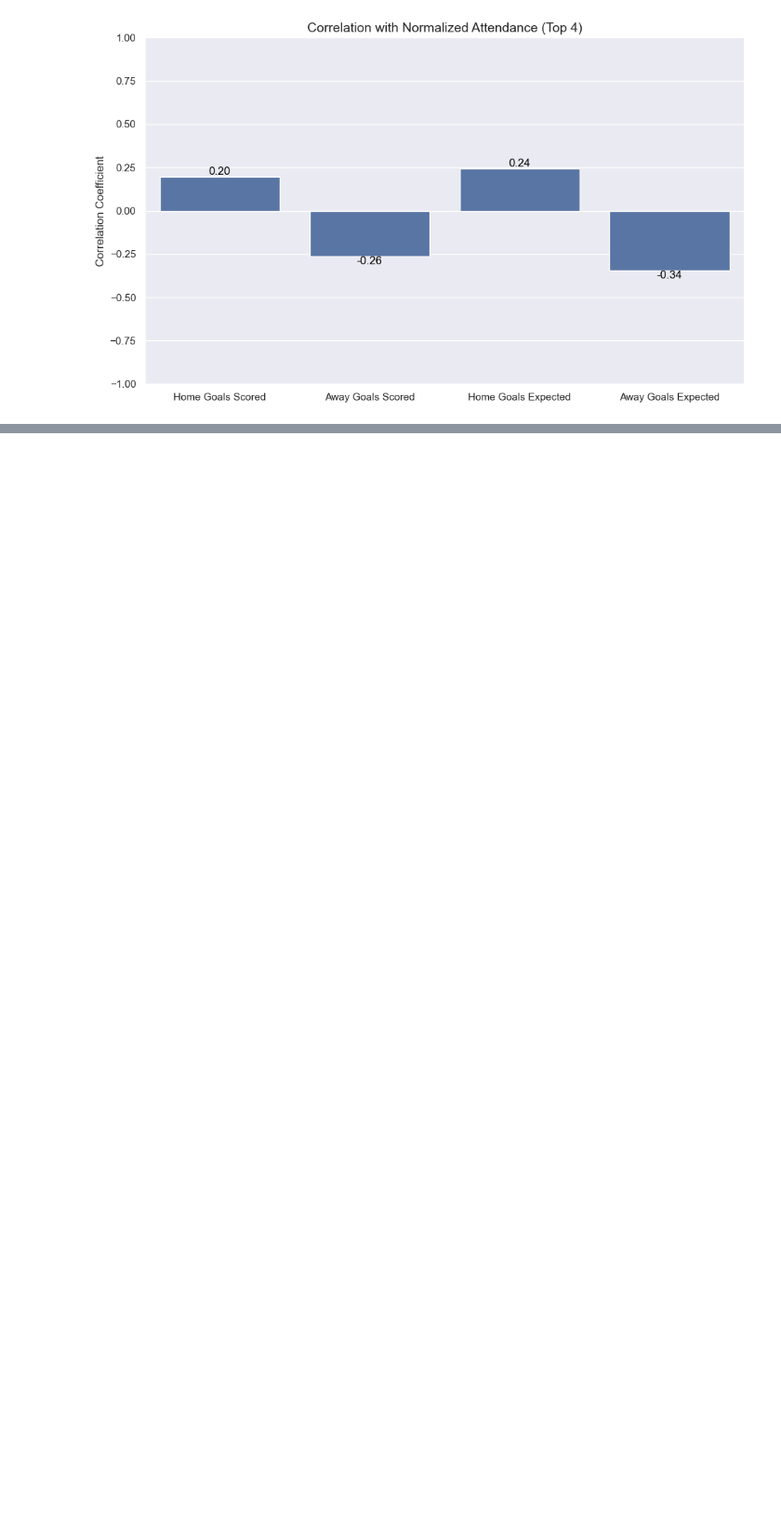
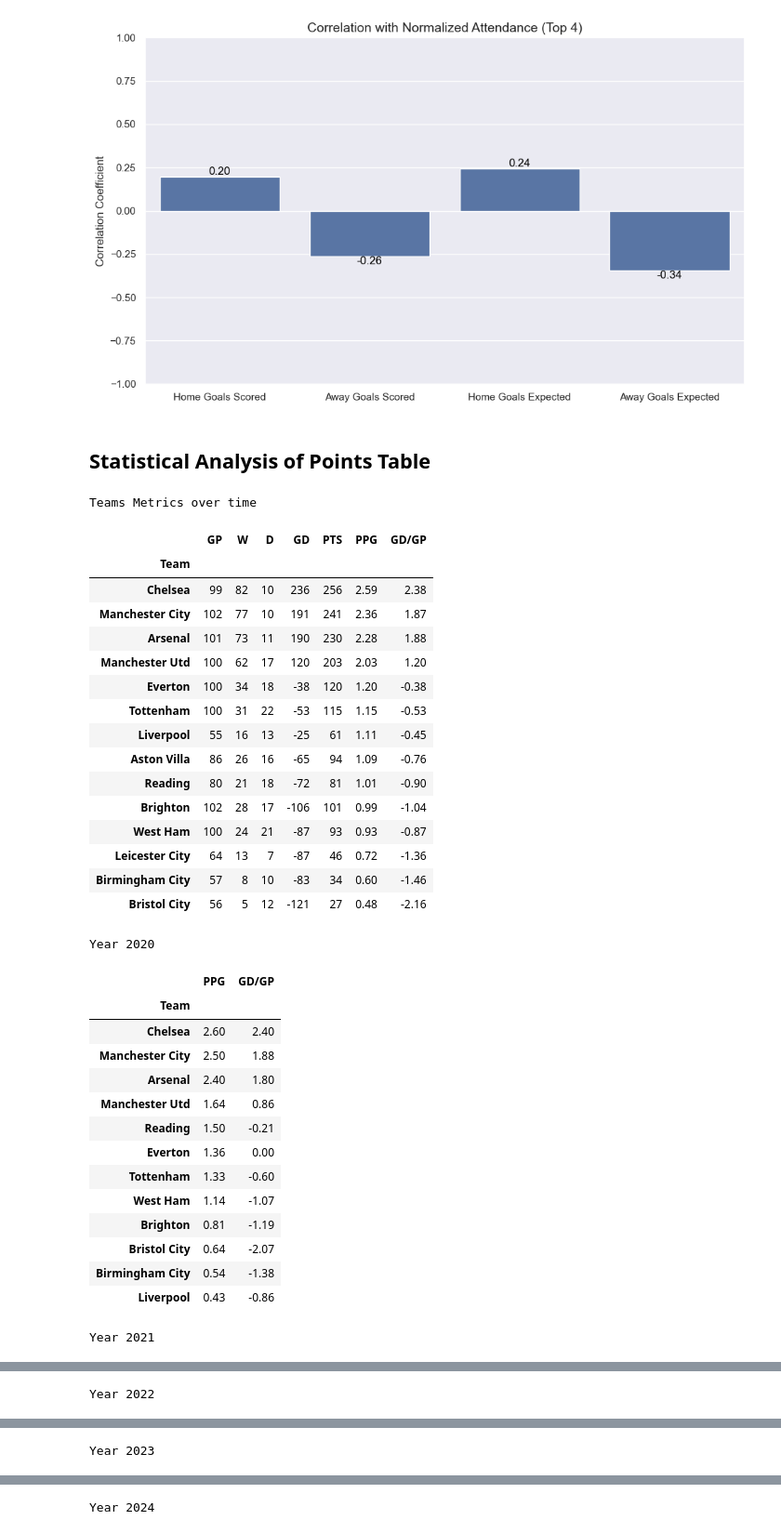
Before and after one commit to tahabinzafar/Data-Task---Portas, a Jupyter notebook: analysis.ipynb, the cells around one changed output, grey strips where cells are left out. Shown: that part at 93% size. Cells and saved outputs as stored; diff of their text form; code cells hidden in the pictures; blank space fills up the shorter version.

Commit message:
updated performance table

```diff
--- a/analysis.ipynb
+++ b/analysis.ipynb
@@ -996,3 +996,5 @@ plt.show()
 [figure]
 [figure]
 [figure]
+# %% [markdown]
+## Statistical Analysis of Points Table
@@ -998,0 +1060,42 @@ plt.show()
+# %%
+print('Teams Metrics over time')
+display(all_seasons_metrics.sort_values(by='PPG', ascending=False))
+
+for year in range(2020,2025):
+
+    print(f"Year {year}")
+    display(team_metrics_yearly[year].sort_values(by=['PPG'], ascending=False))
+# %% [output]
+Teams Metrics over time
+|  | GP | W | D | GD | PTS | PPG | GD/GP |
+| Team |  |  |  |  |  |  |  |
+| Chelsea | 99 | 82 | 10 | 236 | 256 | 2.59 | 2.38 |
+| Manchester City | 102 | 77 | 10 | 191 | 241 | 2.36 | 1.87 |
+| Arsenal | 101 | 73 | 11 | 190 | 230 | 2.28 | 1.88 |
+| Manchester Utd | 100 | 62 | 17 | 120 | 203 | 2.03 | 1.20 |
+| Everton | 100 | 34 | 18 | -38 | 120 | 1.20 | -0.38 |
+| Tottenham | 100 | 31 | 22 | -53 | 115 | 1.15 | -0.53 |
+| Liverpool | 55 | 16 | 13 | -25 | 61 | 1.11 | -0.45 |
+| Aston Villa | 86 | 26 | 16 | -65 | 94 | 1.09 | -0.76 |
+| Reading | 80 | 21 | 18 | -72 | 81 | 1.01 | -0.90 |
+| Brighton | 102 | 28 | 17 | -106 | 101 | 0.99 | -1.04 |
+| West Ham | 100 | 24 | 21 | -87 | 93 | 0.93 | -0.87 |
+| Leicester City | 64 | 13 | 7 | -87 | 46 | 0.72 | -1.36 |
+| Birmingham City | 57 | 8 | 10 | -83 | 34 | 0.60 | -1.46 |
+| Bristol City | 56 | 5 | 12 | -121 | 27 | 0.48 | -2.16 |
+Year 2020
+|  | PPG | GD/GP |
+| Team |  |  |
+| Chelsea | 2.60 | 2.40 |
+| Manchester City | 2.50 | 1.88 |
+| Arsenal | 2.40 | 1.80 |
+| Manchester Utd | 1.64 | 0.86 |
+| Reading | 1.50 | -0.21 |
+| Everton | 1.36 | 0.00 |
+| Tottenham | 1.33 | -0.60 |
+| West Ham | 1.14 | -1.07 |
+| Brighton | 0.81 | -1.19 |
+| Bristol City | 0.64 | -2.07 |
+| Birmingham City | 0.54 | -1.38 |
+| Liverpool | 0.43 | -0.86 |
+Year 2021
@@ -998,0 +1116 @@ plt.show()
+Year 2022
@@ -998,0 +1131 @@ plt.show()
+Year 2023
@@ -998,0 +1146 @@ plt.show()
+Year 2024
```
Also changed, not shown: parts of 6 cells of this notebook, 5 other files.
